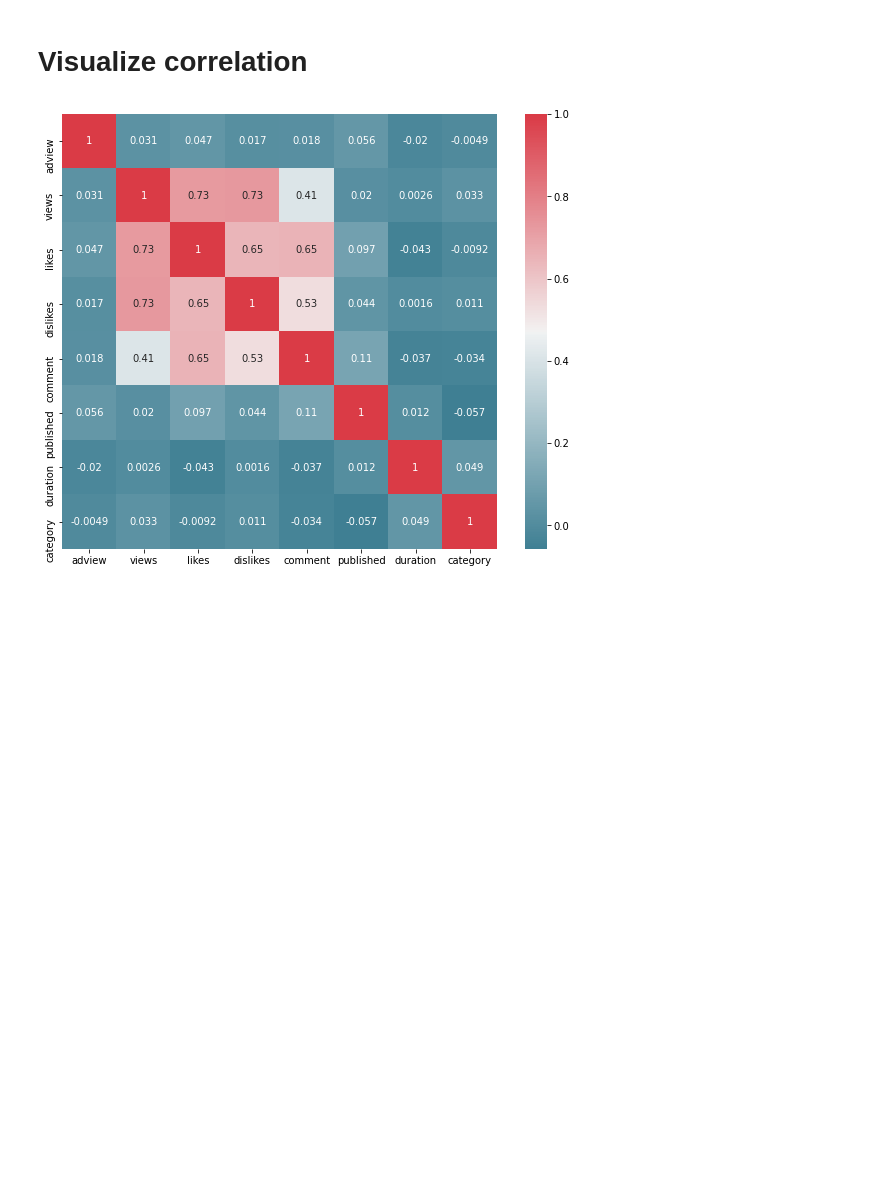
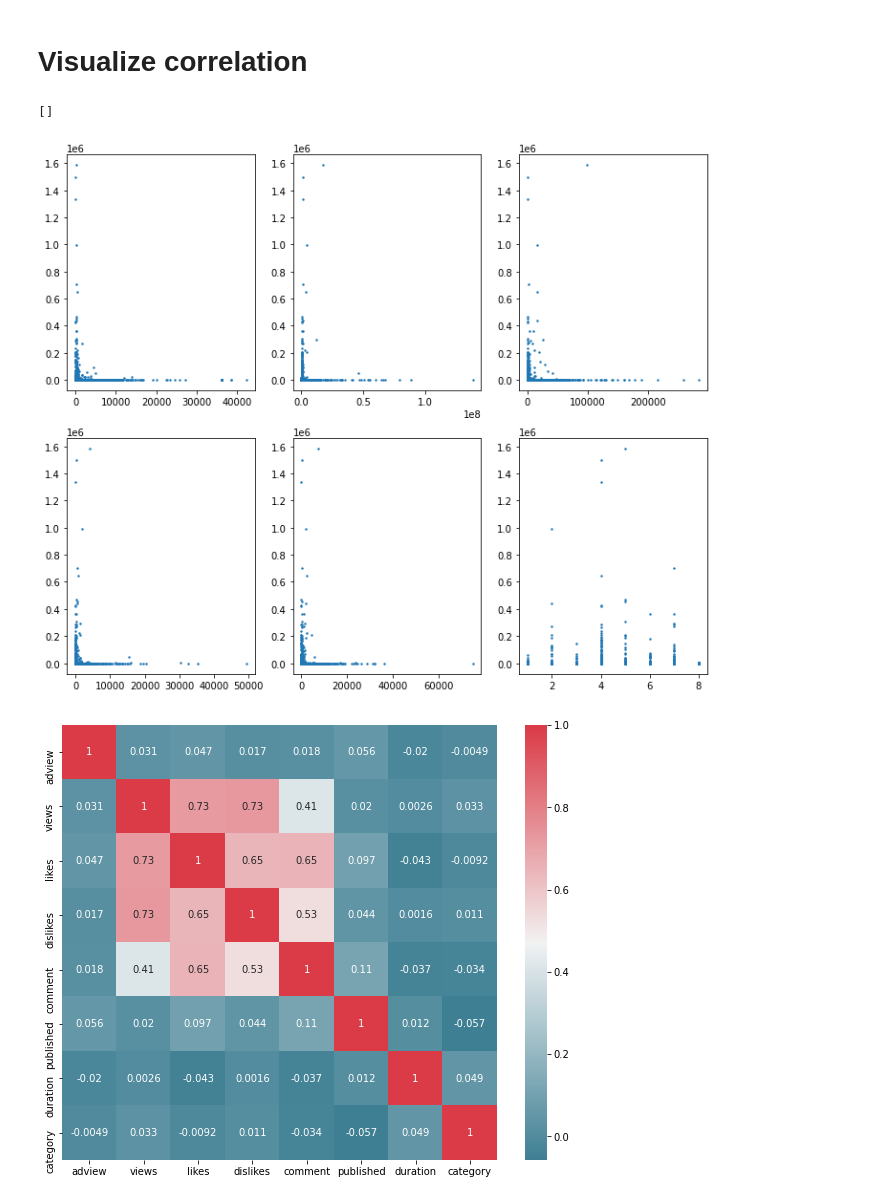
Before and after one commit to Karnak123/youtube-adview-prediction, a Jupyter notebook: youtbe_adview_prediction.ipynb, the cells around one changed output. Saved outputs shown, nothing was run; the diff lists cells and outputs as text; code cells hidden in the pictures; blank space fills up the shorter version.

```diff
--- a/youtbe_adview_prediction.ipynb
+++ b/youtbe_adview_prediction.ipynb
@@ -118,6 +118,18 @@ data["duration"] = data["duration"].apply(checki).apply(func_sec)
 test["duration"] = test["duration"].apply(checki).apply(func_sec)
 # %% [markdown]
 # Visualize correlation
+# %%
+fig, axs = plt.subplots(2, 3, figsize=(12, 10))
+axs[0, 0].scatter(data["duration"], data["adview"], s=2)
+axs[0, 1].scatter(data["views"], data["adview"], s=2)
+axs[0, 2].scatter(data["likes"], data["adview"], s=2)
+axs[1, 0].scatter(data["dislikes"], data["adview"], s=2)
+axs[1, 1].scatter(data["comment"], data["adview"], s=2)
+axs[1, 2].scatter(data["category"], data["adview"], s=2)
+plt.plot()
+# %% [output]
+[]
+[figure, added]
 # %%
 f, ax = plt.subplots(figsize=(10, 8))
 corr = data.corr()
```
Also changed, not shown: parts of 10 cells of this notebook.
